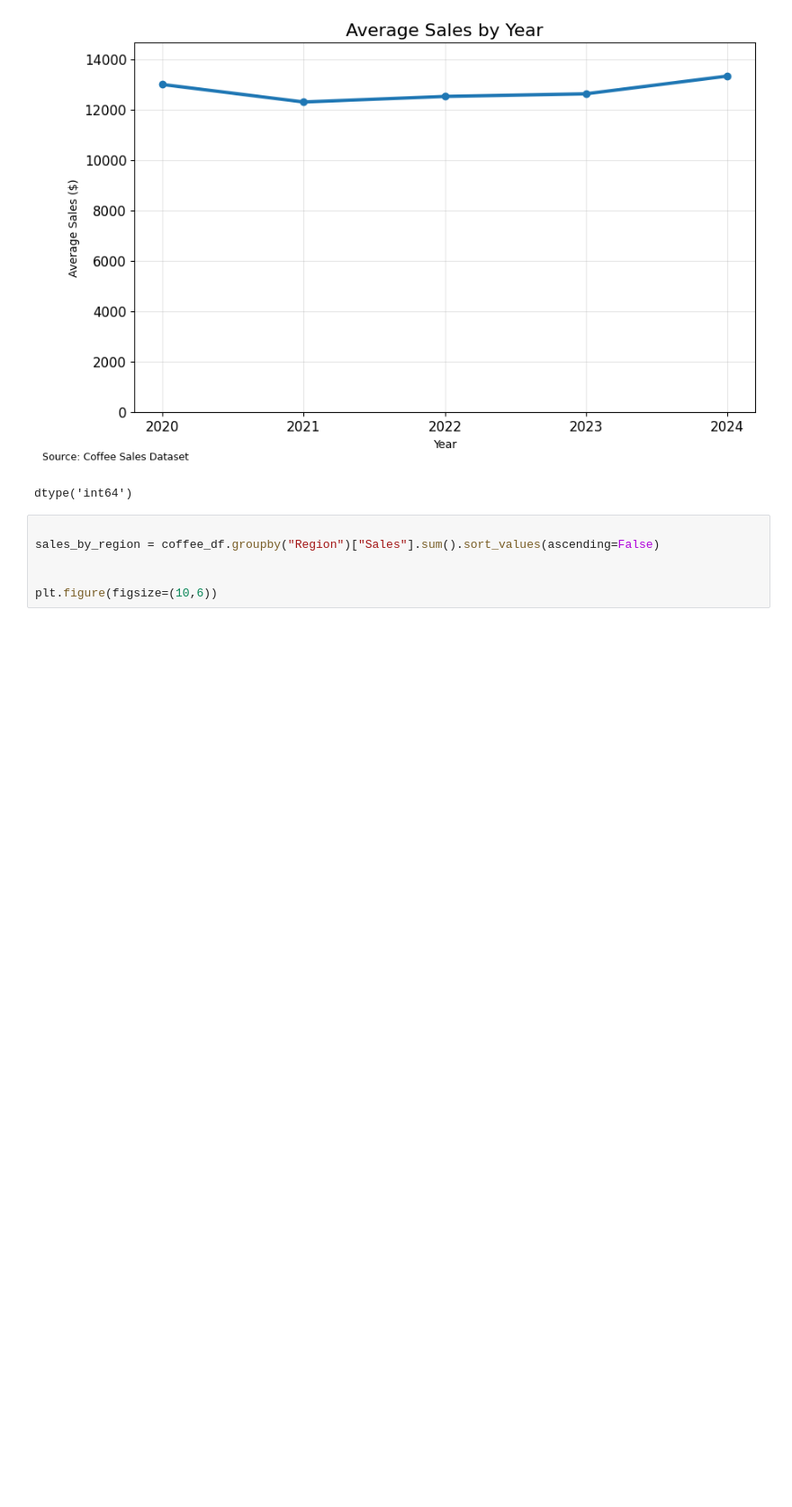
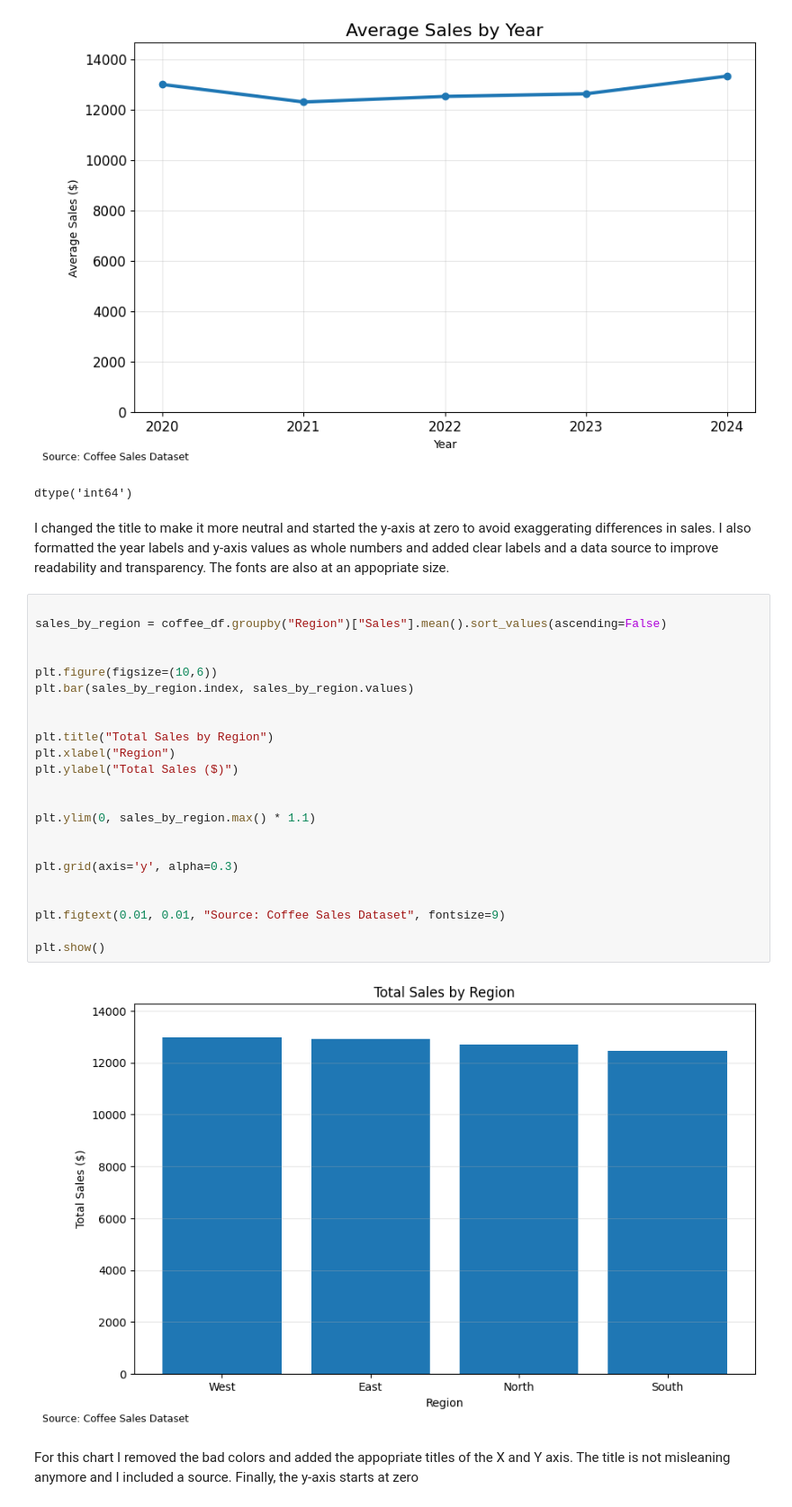
Before and after one commit to BuiltbyJaime/DA_M3_DataVizChallenge, a Jupyter notebook: data_viz_ethics_challenge.ipynb, the cells around one changed output. Shown at 90% size. Drawn from its saved outputs; the diff is of its cells as text; blank space fills up the shorter version.

Commit message:
Added final chart and included descriptions of changes

```diff
--- a/data_viz_ethics_challenge.ipynb
+++ b/data_viz_ethics_challenge.ipynb
@@ -113,9 +113,32 @@ coffee_df["Year"].dtype
 # %% [output]
 [figure]
 dtype('int64')
+# %% [markdown]
+I changed the title to make it more neutral and started the y-axis at zero to avoid exaggerating differences in sales. I also formatted the year labels and y-axis values as whole numbers and added clear labels and a data source to improve readability and transparency.  The fonts are also at an appopriate size.
 # %%
 
-sales_by_region = coffee_df.groupby("Region")["Sales"].sum().sort_values(ascending=False)
+sales_by_region = coffee_df.groupby("Region")["Sales"].mean().sort_values(ascending=False)
 
 
 plt.figure(figsize=(10,6))
+plt.bar(sales_by_region.index, sales_by_region.values)
+
+
+plt.title("Total Sales by Region")
+plt.xlabel("Region")
+plt.ylabel("Total Sales ($)")
+
+
+plt.ylim(0, sales_by_region.max() * 1.1)
+
+
+plt.grid(axis='y', alpha=0.3)
+
+
+plt.figtext(0.01, 0.01, "Source: Coffee Sales Dataset", fontsize=9)
+
+plt.show()
+# %% [output]
+[figure, added]
+# %% [markdown]
+For this chart I removed the bad colors and added the appopriate titles of the X and Y axis. The title is not misleaning anymore and I included a source.  Finally, the y-axis starts at zero
```
